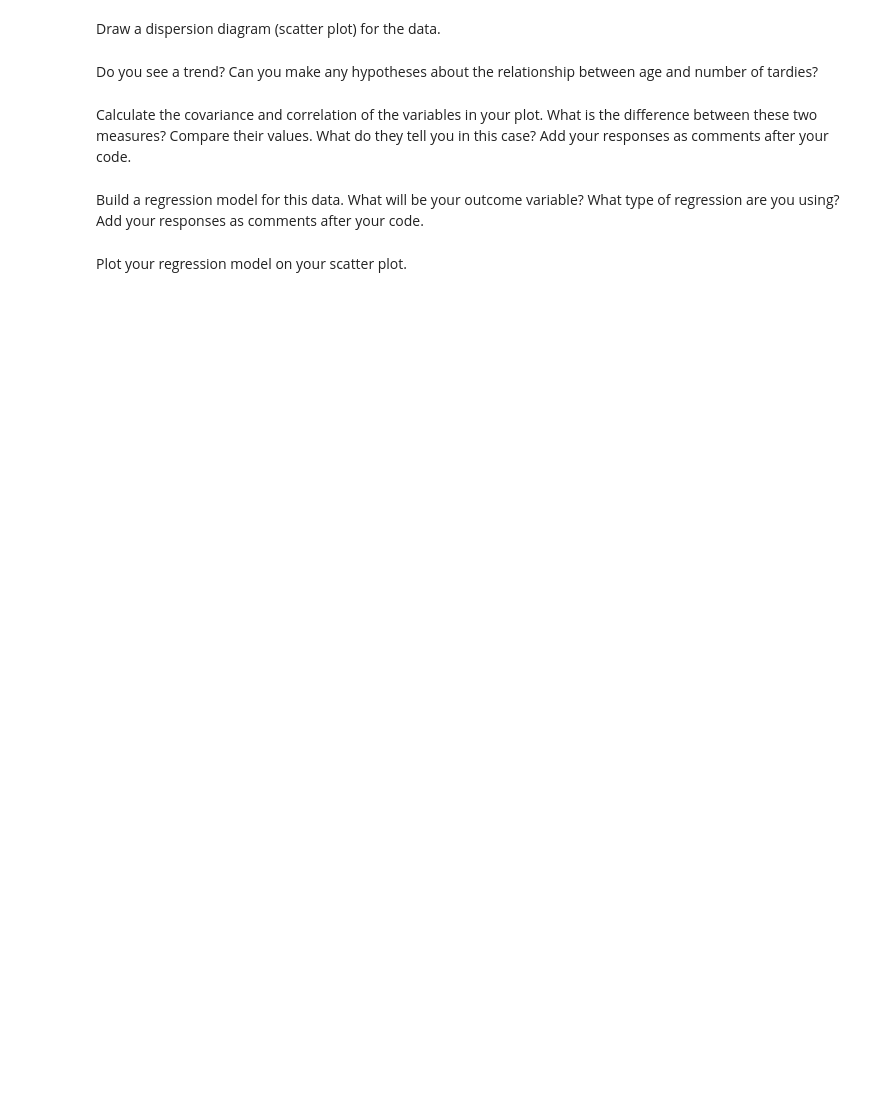
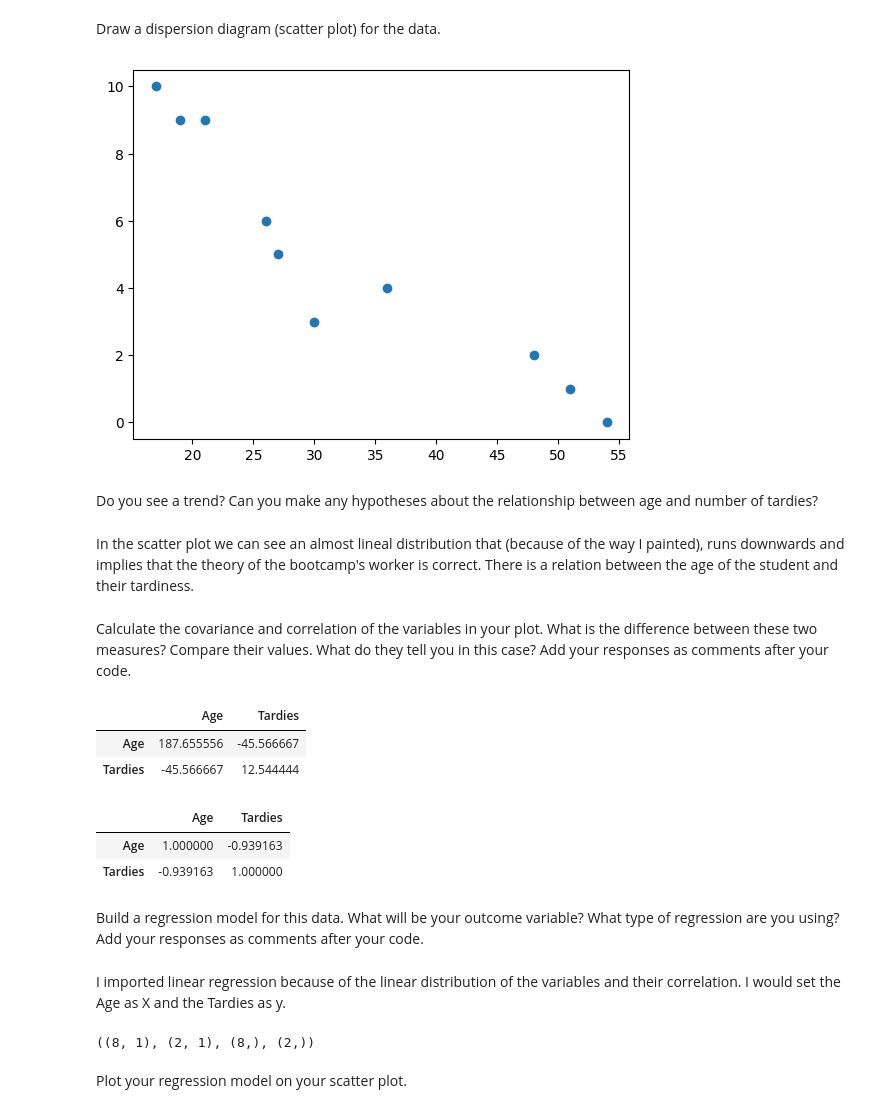
Before and after one commit to Ironhack-Data-Madrid-Octubre-2023/7.3-lab_regression_analysis, a Jupyter notebook: your-code.ipynb, the cells around one changed output. Cells and saved outputs as stored; diff of their text form; code cells hidden in the pictures; blank space fills up the shorter version.

```diff
--- a/your-code.ipynb
+++ b/your-code.ipynb
@@ -36,0 +38,12 @@ student_data = pd.DataFrame({'X': [x_values], 'Y': [y_values]})
+# %%
+# Your code here.
+
+data = {
+    'StudentID': [1, 2, 3, 4, 5, 6, 7, 8, 9, 10],
+    'Age': [17, 51, 27, 21, 36, 48, 19, 26, 54, 30],
+    'Tardies': [10, 1, 5, 9, 4, 2, 9, 6, 0, 3]
+}
+
+student_data = pd.DataFrame(data)
+
+student_data
@@ -38,5 +63,8 @@ student_data = pd.DataFrame({'X': [x_values], 'Y': [y_values]})
 Draw a dispersion diagram (scatter plot) for the data.
 # %%
 # Your code here.
+plt.scatter(x= student_data['Age'], y=student_data['Tardies']);
+# %% [output]
+[figure, added]
 # %% [markdown]
 Do you see a trend? Can you make any hypotheses about the relationship between age and number of tardies?
@@ -45,2 +71,4 @@ Do you see a trend? Can you make any hypotheses about the relationship between a
+# %% [markdown]
+In the scatter plot we can see an almost lineal distribution that (because of the way I painted), runs downwards and implies that the theory of the bootcamp's worker is correct. There is a relation between the age of the student and their tardiness.
 # %% [markdown]
 Calculate the covariance and correlation of the variables in your plot. What is the difference between these two measures? Compare their values. What do they tell you in this case? Add your responses as comments after your code.
@@ -49,2 +75,26 @@ Calculate the covariance and correlation of the variables in your plot. What is
+# %%
+# Your response here.
+student_data[['Age','Tardies']].cov()
+
+# Covariance is a measure of relationship between 2 variables that is scale dependent,
+# i.e. how much will a variable change when another variable changes.
+# Interpreting covariance is hard to gain any meaning from since the values are not scale dependent
+# and does not have any upper bound. This is where correlation comes in.
+# %% [output]
+|  | Age | Tardies |
+| Age | 187.655556 | -45.566667 |
+| Tardies | -45.566667 | 12.544444 |
+# %%
+student_data[['Age','Tardies']].corr()
+
+# Correlation overcomes the lack of scale dependency that is present in covariance by standardizing the values.
+# This standardization converts the values to the same scale.
+# The closer the correlation coeffiecient is to -1 or 1, the stronger the relationship; whereas,
+# the close the correlation coefficient is to 0, the weaker the relationship is.
+# The fact that the correlation is negative means that the more age less tardines.
+# %% [output]
+|  | Age | Tardies |
+| Age | 1.000000 | -0.939163 |
+| Tardies | -0.939163 | 1.000000 |
 # %% [markdown]
 Build a regression model for this data. What will be your outcome variable? What type of regression are you using? Add your responses as comments after your code.
@@ -52,0 +104,2 @@ Build a regression model for this data. What will be your outcome variable? What
+# %% [markdown]
+I imported linear regression because of the linear distribution of the variables and their correlation. I would set the Age as X and the Tardies as y.
@@ -52,0 +109,6 @@ Build a regression model for this data. What will be your outcome variable? What
+# %%
+X_train, X_test, y_train, y_test = tts(X, y, test_size=0.2)
+
+X_train.shape, X_test.shape, y_train.shape, y_test.shape
+# %% [output]
+((8, 1), (2, 1), (8,), (2,))
```
Also changed, not shown: parts of 15 cells of this notebook.
